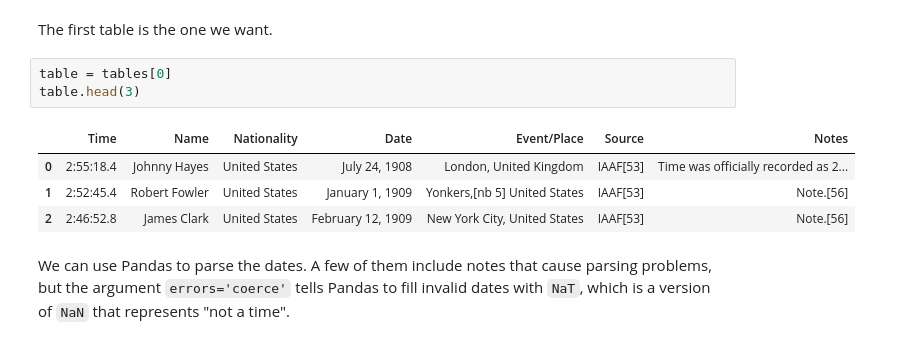
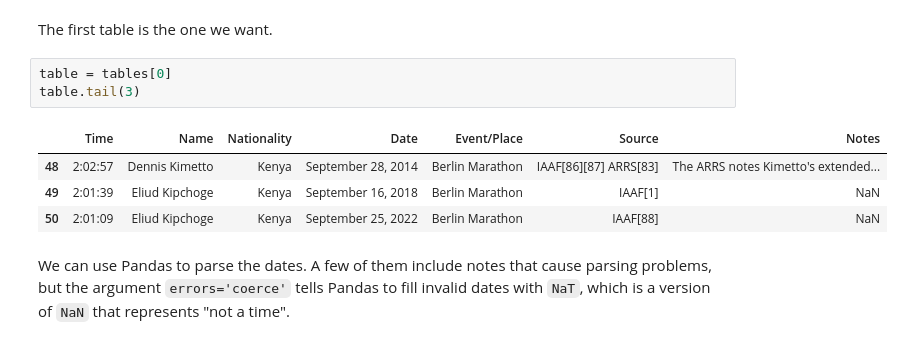
Before and after one commit to AllenDowney/ThinkBayes2, a Jupyter notebook: _sources/chap17.ipynb, the cells around one changed output. Drawn from its saved outputs; the diff is of its cells as text.

```diff
--- a/_sources/chap17.ipynb
+++ b/_sources/chap17.ipynb
@@ -553,12 +553,12 @@ If that doesn't work, I have made a copy of this page available.  The following
 The first table is the one we want.
 # %%
 table = tables[0]
-table.head(3)
+table.tail(3)
 # %% [output]
 |  | Time | Name | Nationality | Date | Event/Place | Source | Notes |
-| 0 | 2:55:18.4 | Johnny Hayes | United States | July 24, 1908 | London, United Kingdom | IAAF[53] | Time was officially recorded as 2... |
-| 1 | 2:52:45.4 | Robert Fowler | United States | January 1, 1909 | Yonkers,[nb 5] United States | IAAF[53] | Note.[56] |
-| 2 | 2:46:52.8 | James Clark | United States | February 12, 1909 | New York City, United States | IAAF[53] | Note.[56] |
+| 48 | 2:02:57 | Dennis Kimetto | Kenya | September 28, 2014 | Berlin Marathon | IAAF[86][87] ARRS[83] | The ARRS notes Kimetto's extended... |
+| 49 | 2:01:39 | Eliud Kipchoge | Kenya | September 16, 2018 | Berlin Marathon | IAAF[1] | NaN |
+| 50 | 2:01:09 | Eliud Kipchoge | Kenya | September 25, 2022 | Berlin Marathon | IAAF[88] | NaN |
 # %% [markdown]
 We can use Pandas to parse the dates.
 A few of them include notes that cause parsing problems, but the argument `errors='coerce'` tells Pandas to fill invalid dates with `NaT`, which is a version of `NaN` that represents "not a time".
```
Also changed, not shown: parts of 23 cells of this notebook, 19 other files.
